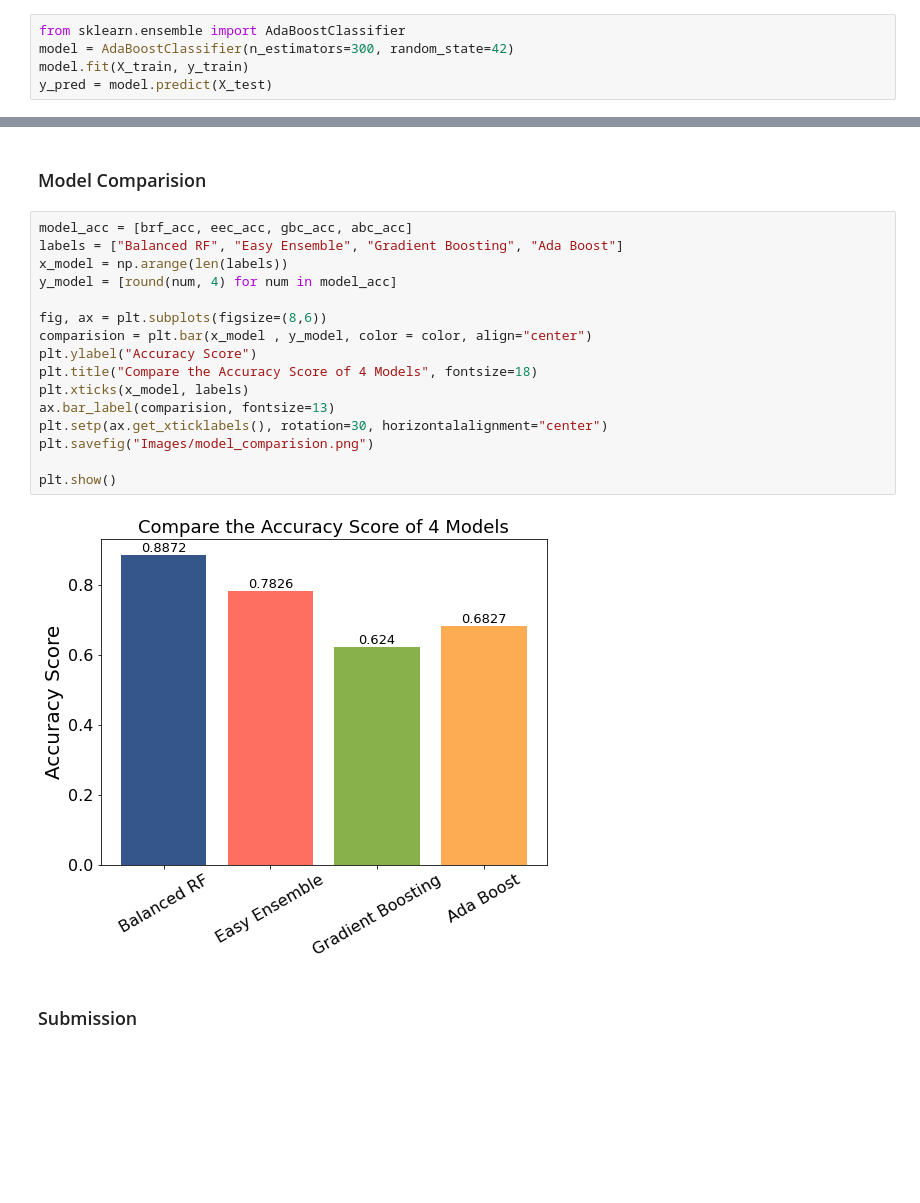
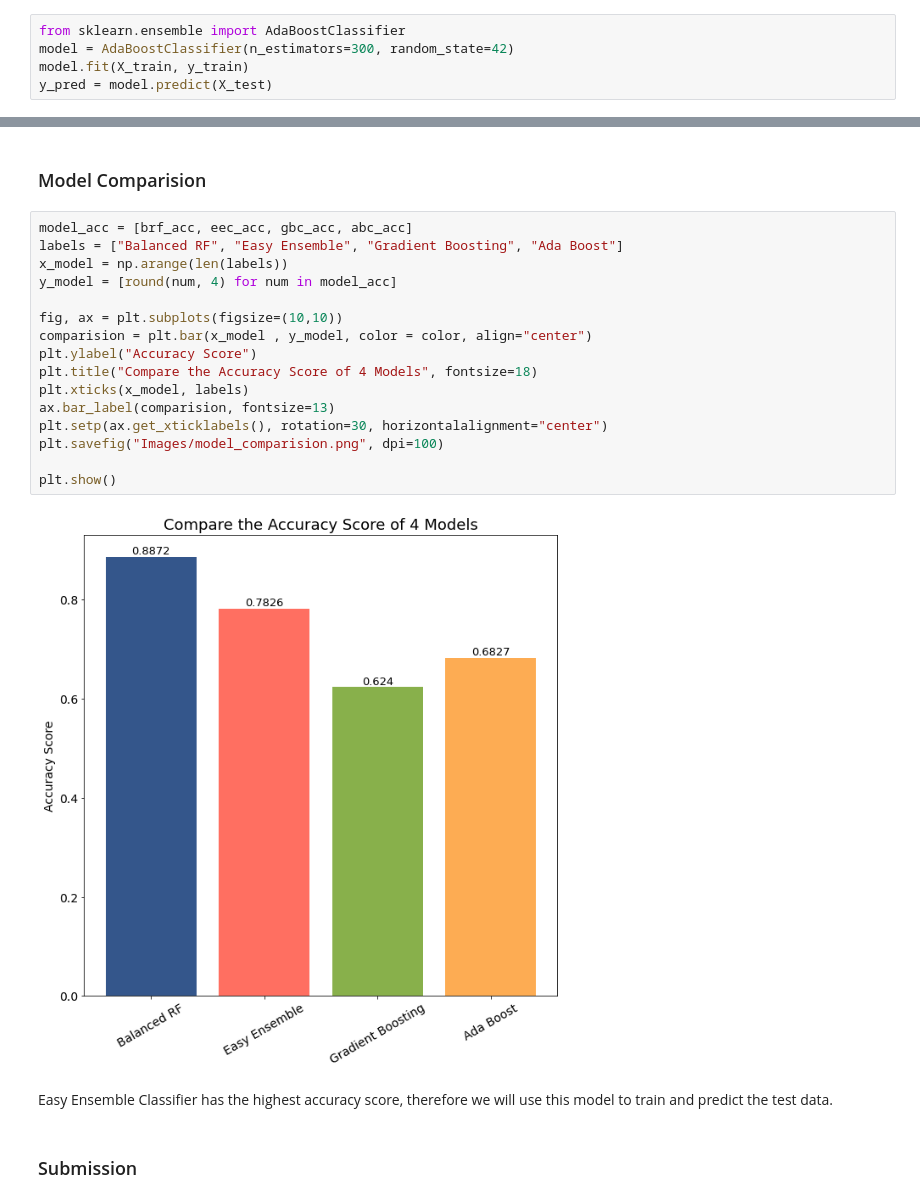
Before and after one commit to Marwan-Takrouri/Human-or-Robot-Facebook-Kaggle, a Jupyter notebook: Modeling.ipynb, the cells around one changed output, grey strips where cells are left out. Cells and saved outputs as stored; diff of their text form; blank space fills up the shorter version.

```diff
--- a/Modeling.ipynb
+++ b/Modeling.ipynb
@@ -294,26 +305,28 @@ Classification Report:
         1.0       0.53      0.38      0.98      0.44      0.61      0.35        26
 
 avg / total       0.94      0.95      0.42      0.95      0.61      0.40       496
-# %% [markdown]
-### Model Comparision
+# %% [markdown]
+### Model Comparision
 # %%
 model_acc = [brf_acc, eec_acc, gbc_acc, abc_acc]
 labels = ["Balanced RF", "Easy Ensemble", "Gradient Boosting", "Ada Boost"]
 x_model = np.arange(len(labels))
 y_model = [round(num, 4) for num in model_acc]
 
-fig, ax = plt.subplots(figsize=(8,6))
+fig, ax = plt.subplots(figsize=(10,10))
 comparision = plt.bar(x_model , y_model, color = color, align="center")
 plt.ylabel("Accuracy Score")
 plt.title("Compare the Accuracy Score of 4 Models", fontsize=18)
 plt.xticks(x_model, labels)
 ax.bar_label(comparision, fontsize=13)
 plt.setp(ax.get_xticklabels(), rotation=30, horizontalalignment="center")
-plt.savefig("Images/model_comparision.png")
+plt.savefig("Images/model_comparision.png", dpi=100)
 
 plt.show()
 # %% [output]
-[figure, old version]
+[figure, new version]
+# %% [markdown]
+Easy Ensemble Classifier has the highest accuracy score, therefore we will use this model to train and predict the test data.
 # %% [markdown]
 ### Submission
 # %%
```
Also changed, not shown: parts of 22 cells of this notebook, 3 other files.
